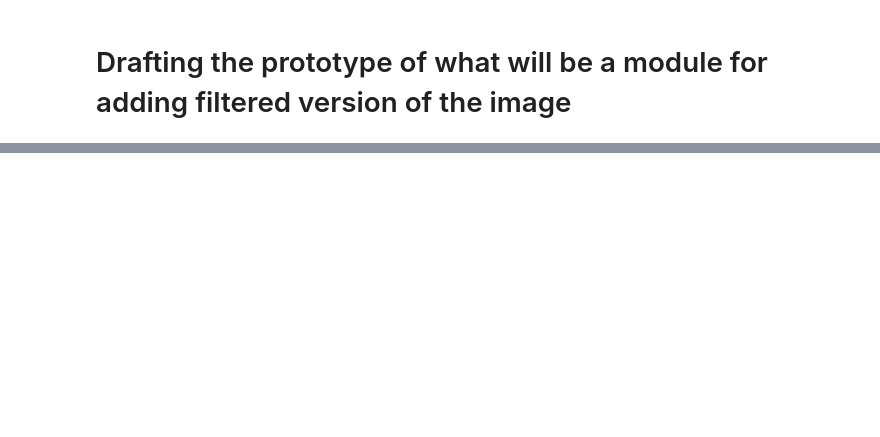
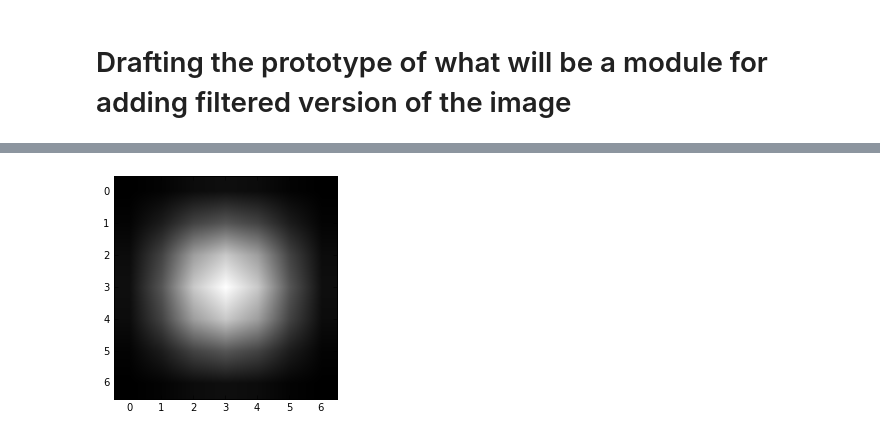
Before and after one commit to dani-lbnl/imageXDaugmentation, a Jupyter notebook: notebooks/filterbasedTransformation.ipynb, the cells around one changed output, grey strips where cells are left out. Saved outputs shown, nothing was run; the diff lists cells and outputs as text; code cells hidden in the pictures; blank space fills up the shorter version.

```diff
--- a/notebooks/filterbasedTransformation.ipynb
+++ b/notebooks/filterbasedTransformation.ipynb
@@ -28,0 +22,8 @@ plt.imshow(out,cmap='gray');
+# %%
+import skimage.filter as filters
+
+sigma = 1
+smooth = filters.gaussian(image, sigma)
+plt.imshow(smooth,cmap='gray');
+# %% [output]
+[figure, added]
```
Also changed, not shown: parts of 6 cells of this notebook, 1 other file.
